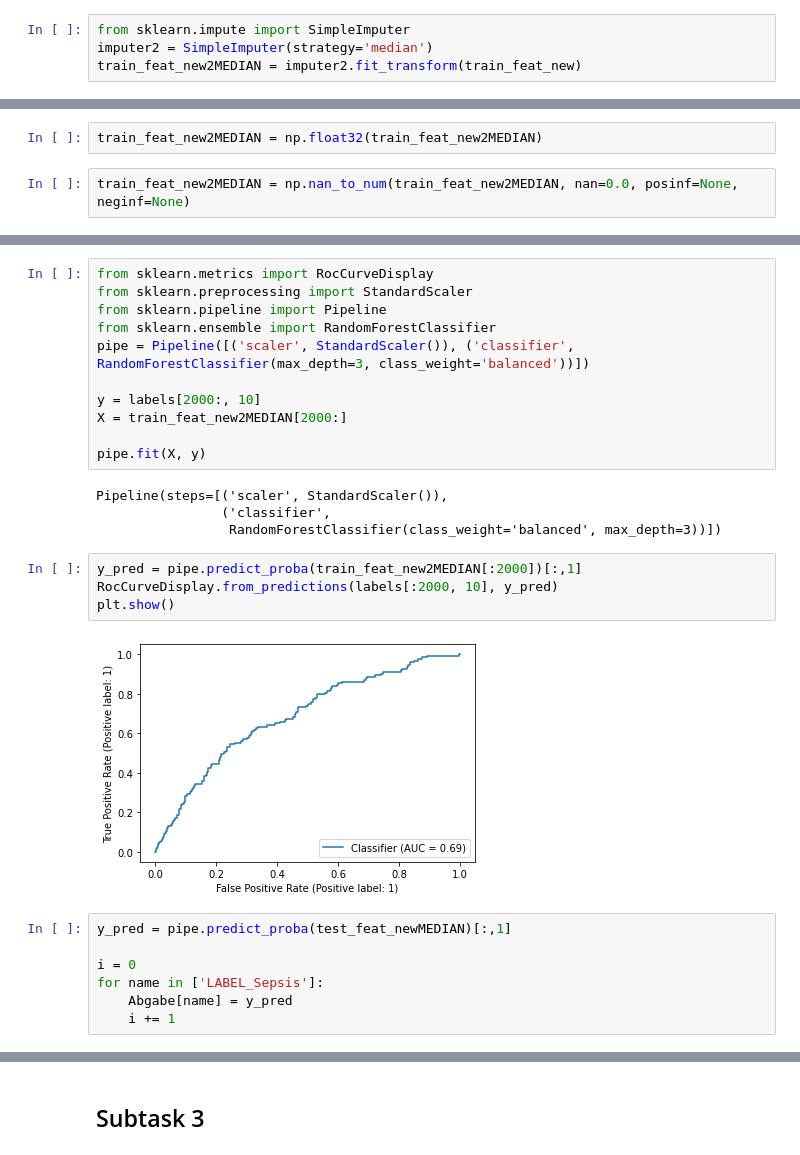
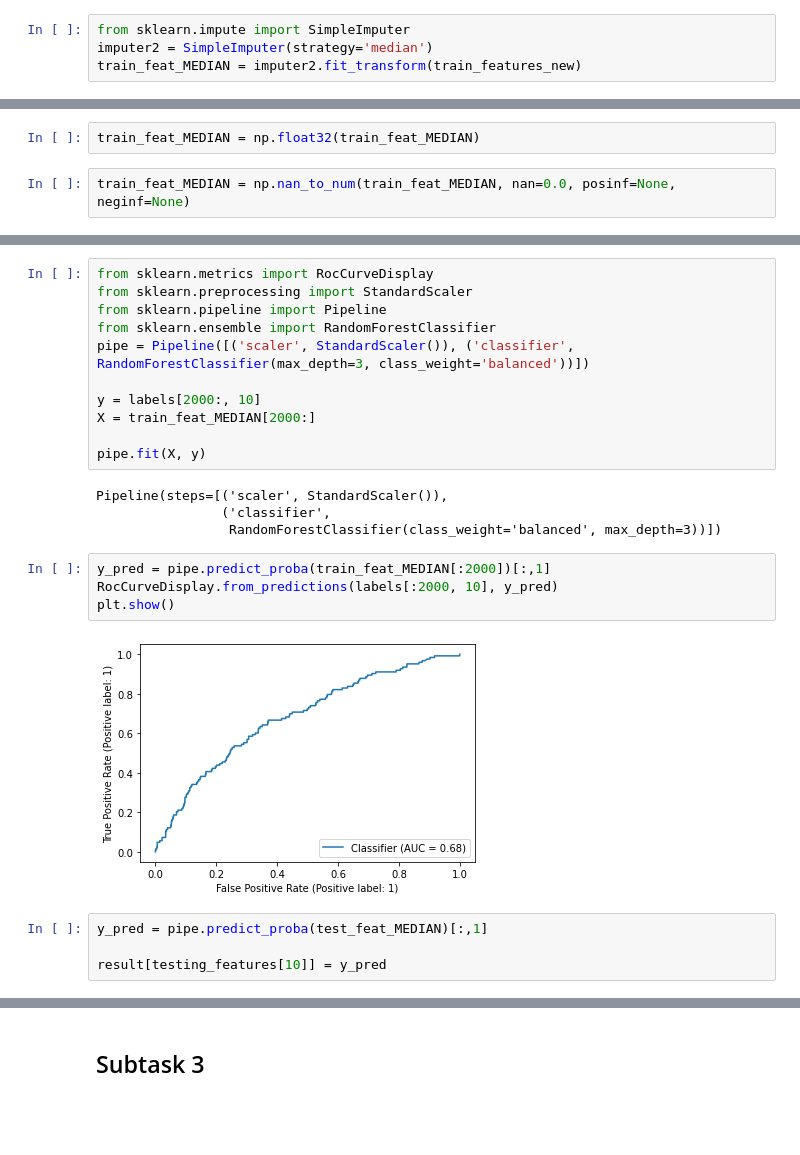
Before and after one commit to ericschreiber/IML, a Jupyter notebook: Task2/Task2_Jan_Eric.ipynb, the cells around one changed output, grey strips where cells are left out. Drawn from its saved outputs; the diff is of its cells as text; blank space fills up the shorter version.

```diff
--- a/Task2/Task2_Jan_Eric.ipynb
+++ b/Task2/Task2_Jan_Eric.ipynb
@@ -58,5 +32,5 @@ labels = labels.to_numpy()
 # %%
 from sklearn.impute import SimpleImputer
 imputer2 = SimpleImputer(strategy='median')
-train_feat_new2MEDIAN = imputer2.fit_transform(train_feat_new)
+train_feat_MEDIAN = imputer2.fit_transform(train_features_new)
 # %%
@@ -64,5 +38,5 @@ test_feat_newMEDIAN = imputer2.fit_transform(test_feat_new)
 # %%
-train_feat_new2MEDIAN = np.float32(train_feat_new2MEDIAN)
+train_feat_MEDIAN = np.float32(train_feat_MEDIAN)
 # %%
-train_feat_new2MEDIAN = np.nan_to_num(train_feat_new2MEDIAN, nan=0.0, posinf=None, neginf=None)
+train_feat_MEDIAN = np.nan_to_num(train_feat_MEDIAN, nan=0.0, posinf=None, neginf=None)
 # %%
@@ -156,7 +123,7 @@ from sklearn.ensemble import RandomForestClassifier
 pipe = Pipeline([('scaler', StandardScaler()), ('classifier', RandomForestClassifier(max_depth=3, class_weight='balanced'))])
 
 y = labels[2000:, 10]
-X = train_feat_new2MEDIAN[2000:]
+X = train_feat_MEDIAN[2000:]
 
 pipe.fit(X, y)
 # %% [output]
@@ -164,16 +131,13 @@ Pipeline(steps=[('scaler', StandardScaler()),
                 ('classifier',
                  RandomForestClassifier(class_weight='balanced', max_depth=3))])
 # %%
-y_pred = pipe.predict_proba(train_feat_new2MEDIAN[:2000])[:,1]
+y_pred = pipe.predict_proba(train_feat_MEDIAN[:2000])[:,1]
 RocCurveDisplay.from_predictions(labels[:2000, 10], y_pred)
 plt.show()
 # %% [output]
-[figure, old version]
+[figure, new version]
 # %%
-y_pred = pipe.predict_proba(test_feat_newMEDIAN)[:,1]
+y_pred = pipe.predict_proba(test_feat_MEDIAN)[:,1]
 
-i = 0
-for name in ['LABEL_Sepsis']:
-    Abgabe[name] = y_pred
-    i += 1
+result[testing_features[10]] = y_pred
 # %%
```
Also changed, not shown: parts of 28 cells of this notebook, 4 other files.
